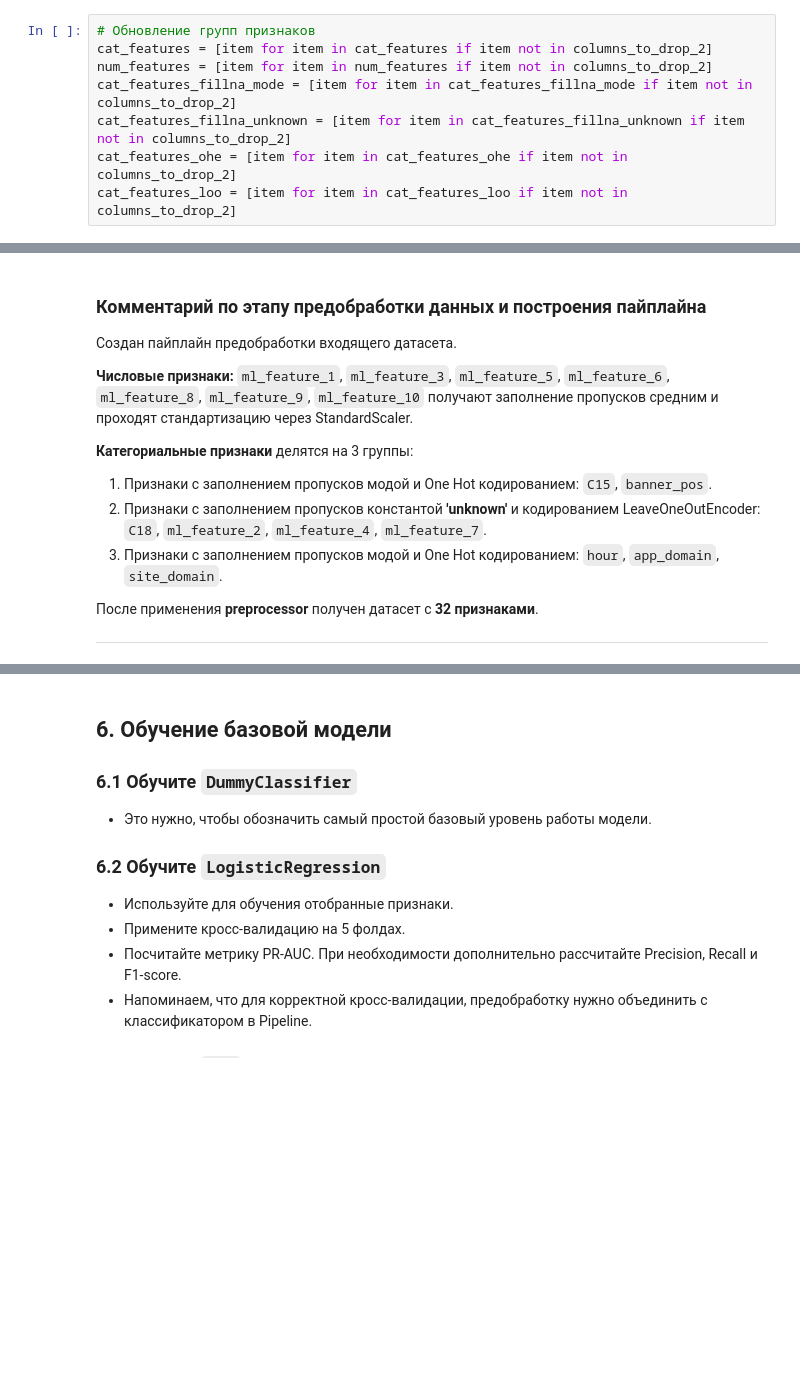
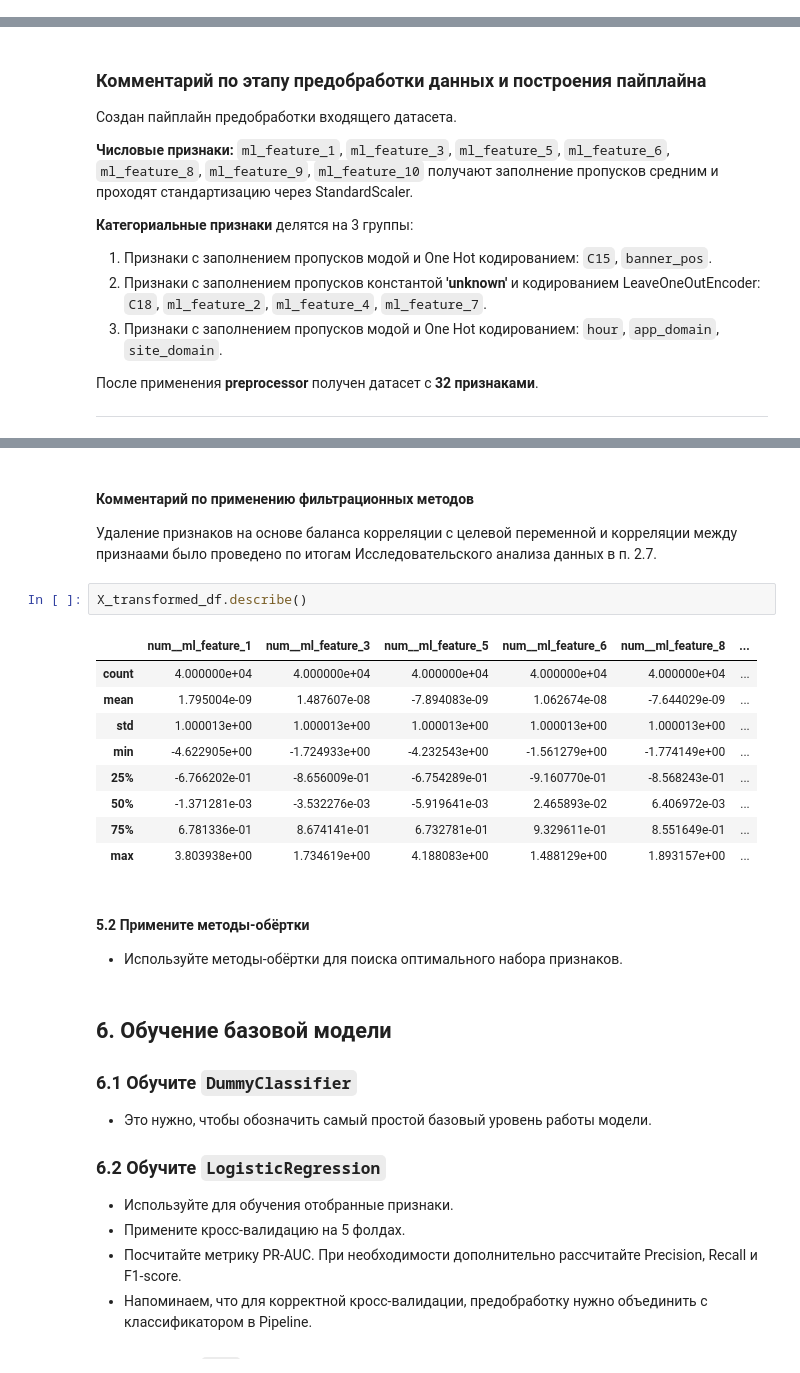
Before and after one commit to TemaQDX/sprint_12_project_advandex, a Jupyter notebook: sprint_12_project_advandex_Artem_Burov.ipynb, the cells around one changed output, grey strips where cells are left out. Saved outputs shown, nothing was run; the diff lists cells and outputs as text; blank space fills up the shorter version.

```diff
--- a/sprint_12_project_advandex_Artem_Burov.ipynb
+++ b/sprint_12_project_advandex_Artem_Burov.ipynb
@@ -838,10 +840,2 @@ phik_coolwarm_matrix(df=df_work, interval_cols=num_features, figsize=(15, 15))
 # %% [output]
 [figure]
-# %%
-# Обновление групп признаков
-cat_features = [item for item in cat_features if item not in columns_to_drop_2]
-num_features = [item for item in num_features if item not in columns_to_drop_2]
-cat_features_fillna_mode = [item for item in cat_features_fillna_mode if item not in columns_to_drop_2]
-cat_features_fillna_unknown = [item for item in cat_features_fillna_unknown if item not in columns_to_drop_2]
-cat_features_ohe = [item for item in cat_features_ohe if item not in columns_to_drop_2]
-cat_features_loo = [item for item in cat_features_loo if item not in columns_to_drop_2]
@@ -1163,3 +1150,22 @@ ___
+# %% [markdown]
+#### Комментарий по применению фильтрационных методов
+
+Удаление признаков на основе баланса корреляции с целевой переменной и корреляции между признаами было проведено по итогам Исследовательского анализа данных в п. 2.7.
+# %%
+X_transformed_df.describe()
+# %% [output]
+|  | num__ml_feature_1 | num__ml_feature_3 | num__ml_feature_5 | num__ml_feature_6 | num__ml_feature_8 | ... |
+| count | 4.000000e+04 | 4.000000e+04 | 4.000000e+04 | 4.000000e+04 | 4.000000e+04 | ... |
+| mean | 1.795004e-09 | 1.487607e-08 | -7.894083e-09 | 1.062674e-08 | -7.644029e-09 | ... |
+| std | 1.000013e+00 | 1.000013e+00 | 1.000013e+00 | 1.000013e+00 | 1.000013e+00 | ... |
+| min | -4.622905e+00 | -1.724933e+00 | -4.232543e+00 | -1.561279e+00 | -1.774149e+00 | ... |
+| 25% | -6.766202e-01 | -8.656009e-01 | -6.754289e-01 | -9.160770e-01 | -8.568243e-01 | ... |
+| 50% | -1.371281e-03 | -3.532276e-03 | -5.919641e-03 | 2.465893e-02 | 6.406972e-03 | ... |
+| 75% | 6.781336e-01 | 8.674141e-01 | 6.732781e-01 | 9.329611e-01 | 8.551649e-01 | ... |
+| max | 3.803938e+00 | 1.734619e+00 | 4.188083e+00 | 1.488129e+00 | 1.893157e+00 | ... |
+# %% [markdown]
+#### 5.2 Примените методы-обёртки
+- Используйте методы-обёртки для поиска оптимального набора признаков.
 # %% [markdown]
 ## 6. Обучение базовой модели
 
```
Also changed, not shown: parts of 19 cells of this notebook.
